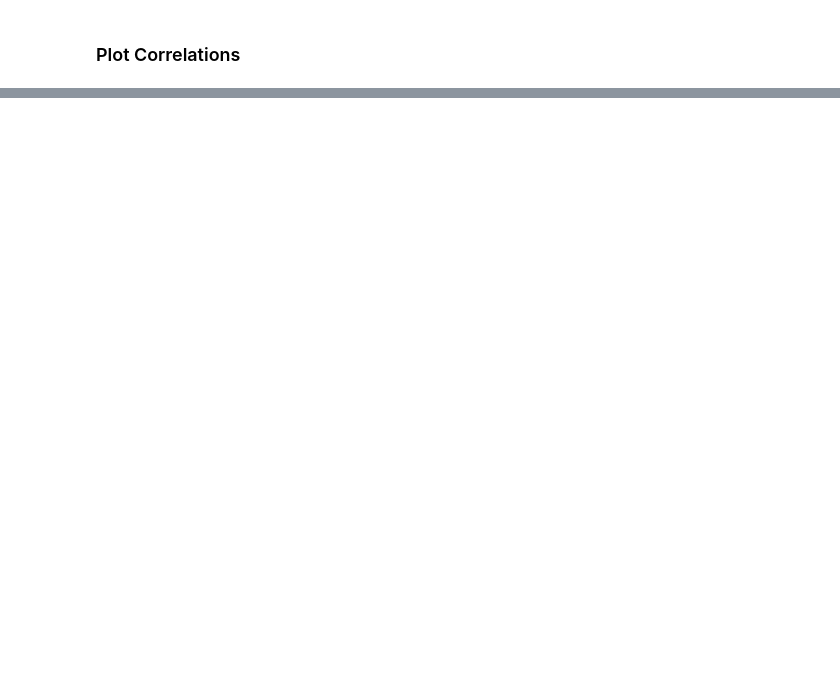
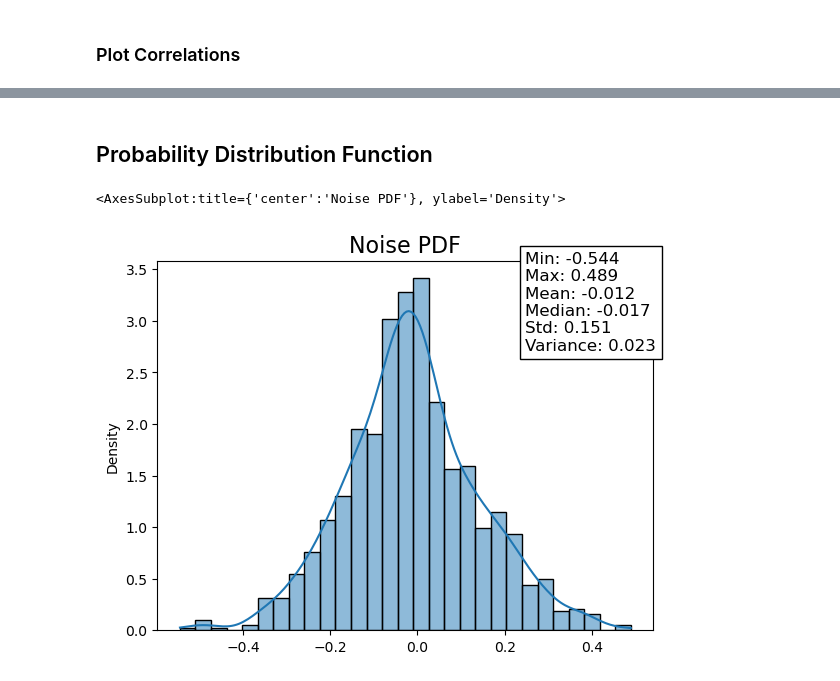
Before and after one commit to fedesss98/kc-predict, a Jupyter notebook: notebook/06-inspect-noise.ipynb, the cells around one changed output, grey strips where cells are left out. Cells and saved outputs as stored; diff of their text form; code cells hidden in the pictures; blank space fills up the shorter version.

Commit message:
Add noise PDF and statistics

```diff
--- a/notebook/06-inspect-noise.ipynb
+++ b/notebook/06-inspect-noise.ipynb
@@ -97,0 +114,46 @@ plot_correlation(df_melted, "value", "Residual")
+# %% [markdown]
+## Probability Distribution Function
+# %%
+def get_statistics(data):
+    minimum = data.min()
+    maximum = data.max()
+    mean = data.mean()
+    median = data.median()
+    std = data.std()
+    var = data.var()  # Unbiased variance normalized by N-1
+    statistics = pd.DataFrame(
+        [minimum, maximum, mean, median, std, var],
+        index = ["Min", "Max", "Mean", "Median", "Std", "Variance"],
+    )
+    stats_string = '\n'.join((
+        f"Min: {minimum:.3f}",
+        f"Max: {maximum:.3f}",
+        f"Mean: {mean:.3f}",
+        f"Median: {median:.3f}",
+        f"Std: {std:.3f}",
+        f"Variance: {var:.3f}",
+    ))
+    return stats_string, statistics
+
+
+def plot_statistics(data, x=None, hue=None, statistics=None):
+    if not x:
+        g = sns.histplot(data, kde=True, stat="density", legend=False)
+    else:
+        g = sns.histplot(data, x=x, hue=hue, kde=True, stat="density", multiple="stack")
+
+    g.set_title("Noise PDF", fontsize=16)
+    if statistics:
+        fig = g.figure
+        boxprops = dict(ec='black', fc='white')
+        g.figure.text(0.7, 0.9, statistics,
+                      fontsize=12, verticalalignment='top', bbox=boxprops)
+
+    return g
+
+statistics, csv = get_statistics(df_noise["Residual"])
+csv.to_csv("kc_noise_Stats.csv", header=False)
+plot_statistics(df_noise, statistics=statistics)
+# %% [output]
+<AxesSubplot:title={'center':'Noise PDF'}, ylabel='Density'>
+[figure, added]
```
Also changed, not shown: parts of 7 cells of this notebook, 1 other file.
